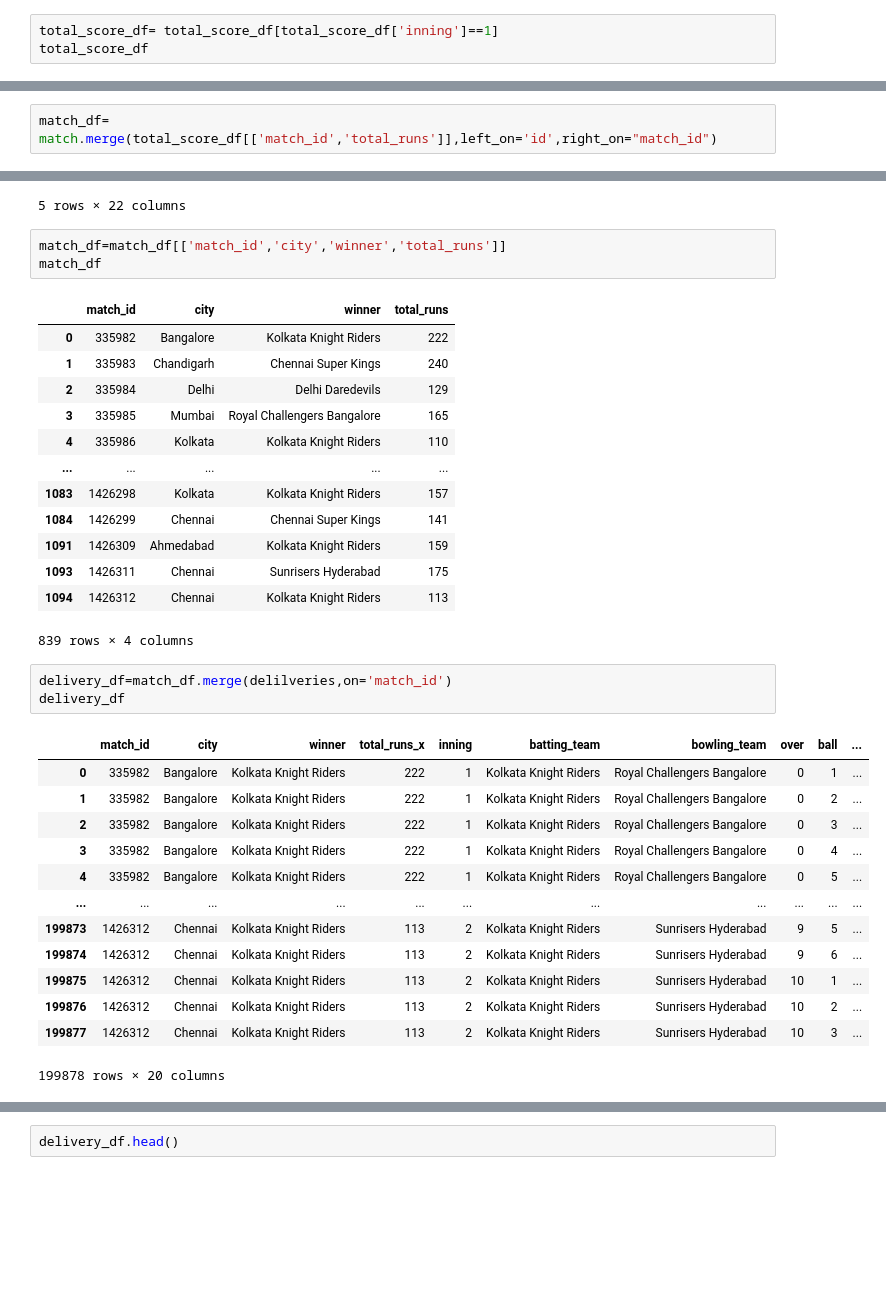
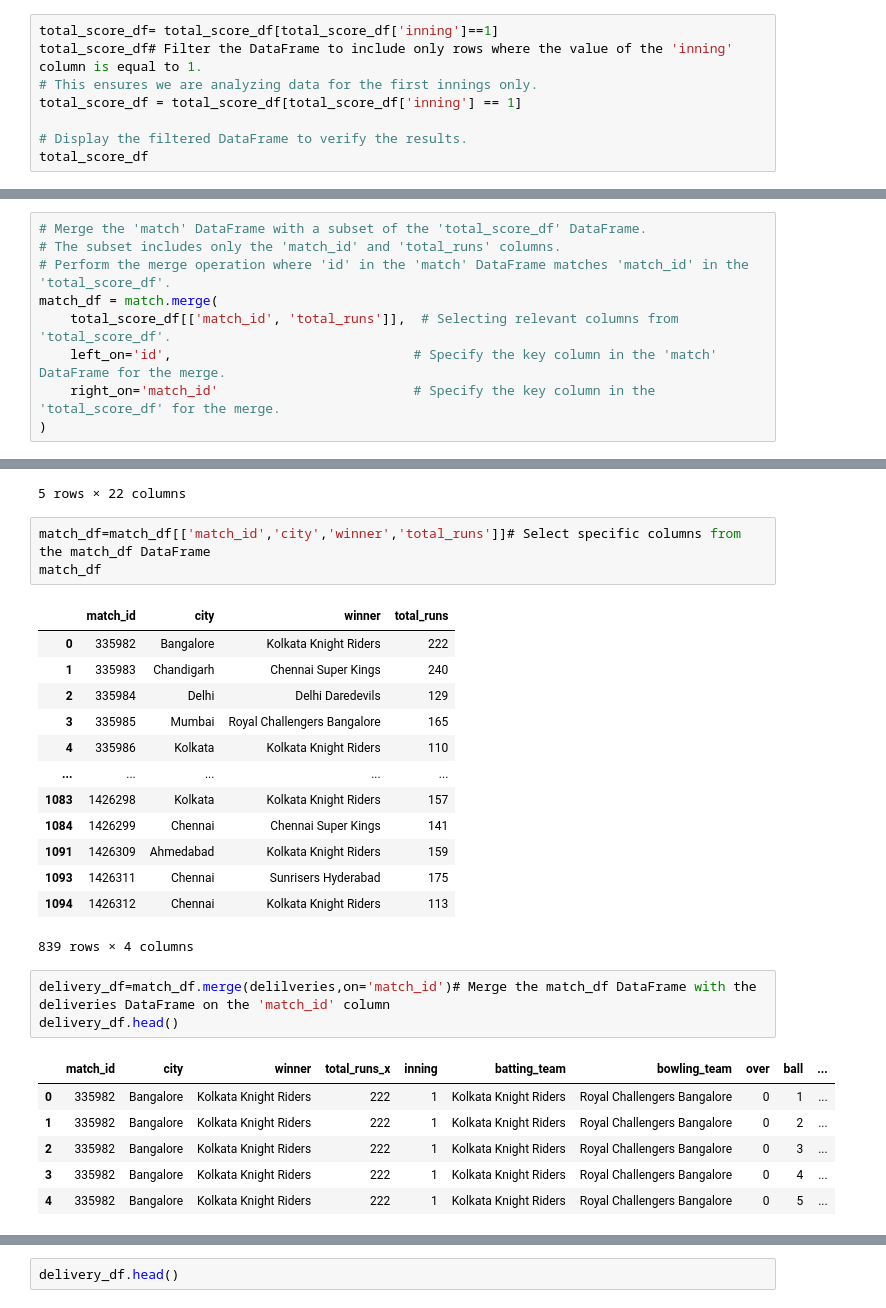
Before and after one commit to Parakkrama24/machinelaerningProject, a Jupyter notebook: IPLWinPrediction.ipynb, the cells around one changed output, grey strips where cells are left out. Drawn from its saved outputs; the diff is of its cells as text; blank space fills up the shorter version.

```diff
--- a/Untitled.ipynb
+++ b/IPLWinPrediction.ipynb
@@ -61,6 +61,11 @@ total_score_df
 first innings score
 # %%
 total_score_df= total_score_df[total_score_df['inning']==1]
+total_score_df# Filter the DataFrame to include only rows where the value of the 'inning' column is equal to 1.
+# This ensures we are analyzing data for the first innings only.
+total_score_df = total_score_df[total_score_df['inning'] == 1]
+
+# Display the filtered DataFrame to verify the results.
 total_score_df
 # %% [output]
 |  | match_id | inning | total_runs |
@@ -77,5 +82,12 @@ total_score_df
 | 2215 | 1426312 | 1 | 113 |
 1095 rows × 3 columns
 # %%
-match_df= match.merge(total_score_df[['match_id','total_runs']],left_on='id',right_on="match_id")
+# Merge the 'match' DataFrame with a subset of the 'total_score_df' DataFrame.
+# The subset includes only the 'match_id' and 'total_runs' columns.
+# Perform the merge operation where 'id' in the 'match' DataFrame matches 'match_id' in the 'total_score_df'.
+match_df = match.merge(
+    total_score_df[['match_id', 'total_runs']],  # Selecting relevant columns from 'total_score_df'.
+    left_on='id',                               # Specify the key column in the 'match' DataFrame for the merge.
+    right_on='match_id'                         # Specify the key column in the 'total_score_df' for the merge.
+)
 # %%
@@ -142,7 +159,7 @@ match_df.head()
 | 4 | 335986 | 2007/08 | Kolkata | 2008-04-20 | League | DJ Hussey | Eden Gardens | Kolkata Knight Riders | Sunrisers Hyderabad | ... |
 5 rows × 22 columns
 # %%
-match_df=match_df[['match_id','city','winner','total_runs']]
+match_df=match_df[['match_id','city','winner','total_runs']]# Select specific columns from the match_df DataFrame
 match_df
 # %% [output]
 |  | match_id | city | winner | total_runs |
@@ -159,21 +176,14 @@ match_df
 | 1094 | 1426312 | Chennai | Kolkata Knight Riders | 113 |
 839 rows × 4 columns
 # %%
-delivery_df=match_df.merge(delilveries,on='match_id')
-delivery_df
+delivery_df=match_df.merge(delilveries,on='match_id')# Merge the match_df DataFrame with the deliveries DataFrame on the 'match_id' column
+delivery_df.head()
 # %% [output]
 |  | match_id | city | winner | total_runs_x | inning | batting_team | bowling_team | over | ball | ... |
 | 0 | 335982 | Bangalore | Kolkata Knight Riders | 222 | 1 | Kolkata Knight Riders | Royal Challengers Bangalore | 0 | 1 | ... |
 | 1 | 335982 | Bangalore | Kolkata Knight Riders | 222 | 1 | Kolkata Knight Riders | Royal Challengers Bangalore | 0 | 2 | ... |
 | 2 | 335982 | Bangalore | Kolkata Knight Riders | 222 | 1 | Kolkata Knight Riders | Royal Challengers Bangalore | 0 | 3 | ... |
 | 3 | 335982 | Bangalore | Kolkata Knight Riders | 222 | 1 | Kolkata Knight Riders | Royal Challengers Bangalore | 0 | 4 | ... |
 | 4 | 335982 | Bangalore | Kolkata Knight Riders | 222 | 1 | Kolkata Knight Riders | Royal Challengers Bangalore | 0 | 5 | ... |
-| ... | ... | ... | ... | ... | ... | ... | ... | ... | ... | ... |
-| 199873 | 1426312 | Chennai | Kolkata Knight Riders | 113 | 2 | Kolkata Knight Riders | Sunrisers Hyderabad | 9 | 5 | ... |
-| 199874 | 1426312 | Chennai | Kolkata Knight Riders | 113 | 2 | Kolkata Knight Riders | Sunrisers Hyderabad | 9 | 6 | ... |
-| 199875 | 1426312 | Chennai | Kolkata Knight Riders | 113 | 2 | Kolkata Knight Riders | Sunrisers Hyderabad | 10 | 1 | ... |
-| 199876 | 1426312 | Chennai | Kolkata Knight Riders | 113 | 2 | Kolkata Knight Riders | Sunrisers Hyderabad | 10 | 2 | ... |
-| 199877 | 1426312 | Chennai | Kolkata Knight Riders | 113 | 2 | Kolkata Knight Riders | Sunrisers Hyderabad | 10 | 3 | ... |
-199878 rows × 20 columns
 # %%
 delivery_df= delivery_df[delivery_df['inning']==2]
```
Also changed, not shown: parts of 34 cells of this notebook.
